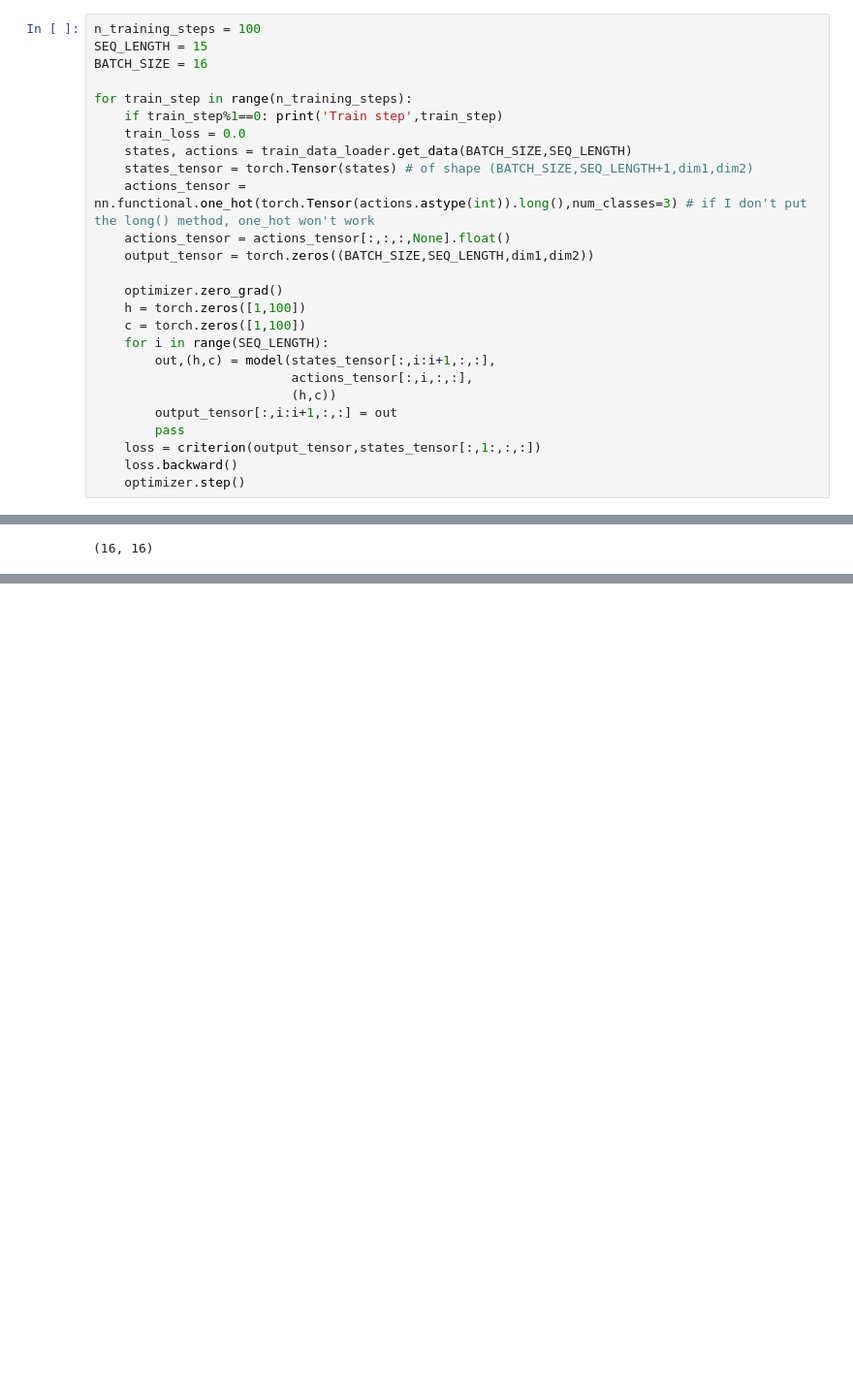
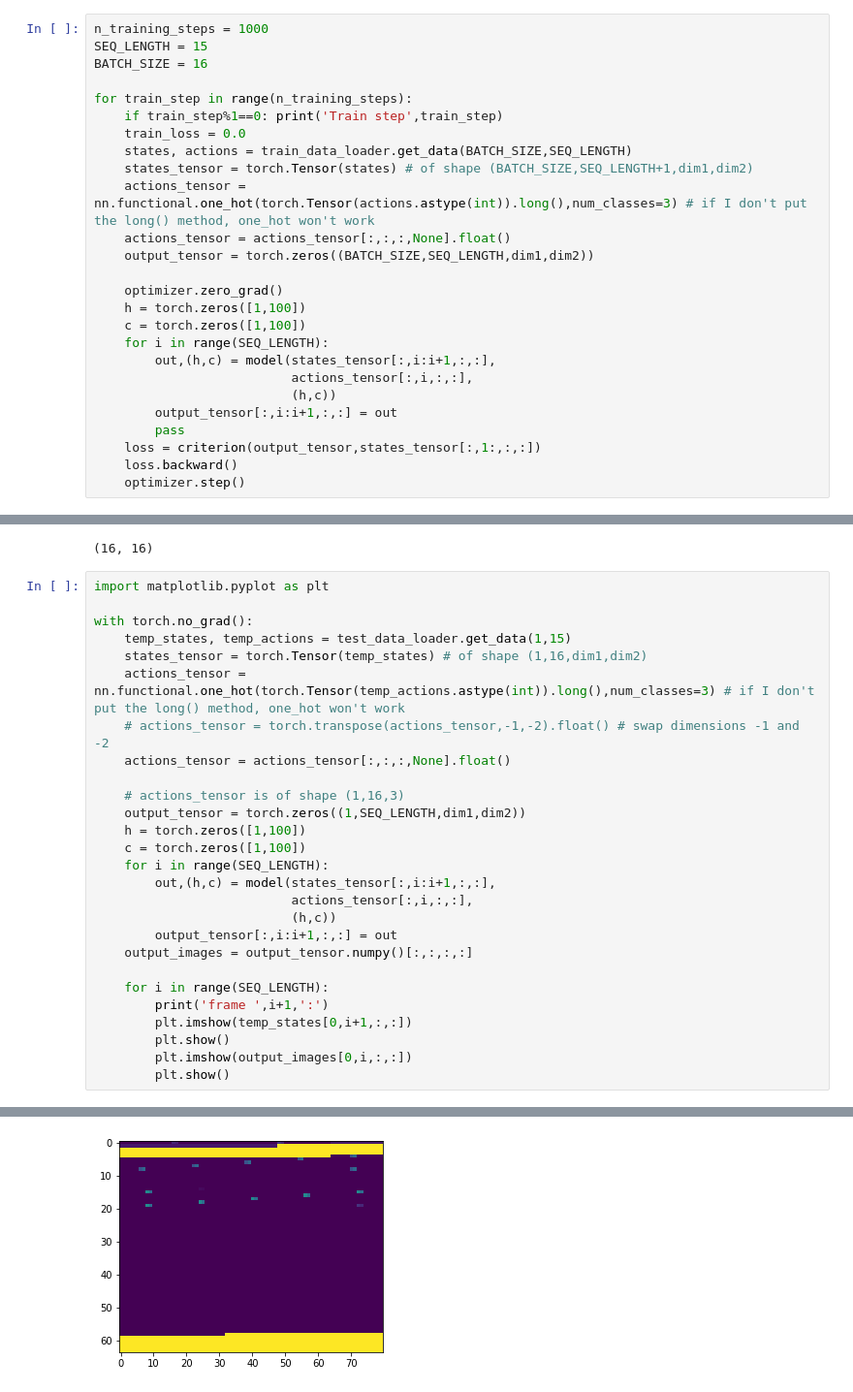
Before and after one commit to r-safavi/SS_DL_project, a Jupyter notebook: main.ipynb, the cells around one changed output, grey strips where cells are left out. Shown at 97% size. Saved outputs shown, nothing was run; the diff lists cells and outputs as text; blank space fills up the shorter version.

```diff
--- a/main.ipynb
+++ b/main.ipynb
@@ -58,7 +58,7 @@ torch.Size([1, 100])
 torch.Size([1, 1, 64, 80])
 torch.Size([1, 1, 64, 80])
 # %%
-n_training_steps = 100
+n_training_steps = 1000
 SEQ_LENGTH = 15
 BATCH_SIZE = 16
 
@@ -105,3 +106,31 @@ Train step 55
 actions.shape
 # %% [output]
 (16, 16)
+# %%
+import matplotlib.pyplot as plt
+
+with torch.no_grad():
+    temp_states, temp_actions = test_data_loader.get_data(1,15)
+    states_tensor = torch.Tensor(temp_states) # of shape (1,16,dim1,dim2)
+    actions_tensor = nn.functional.one_hot(torch.Tensor(temp_actions.astype(int)).long(),num_classes=3) # if I don't put the long() method, one_hot won't work
+    # actions_tensor = torch.transpose(actions_tensor,-1,-2).float() # swap dimensions -1 and -2
+    actions_tensor = actions_tensor[:,:,:,None].float()
+
+    # actions_tensor is of shape (1,16,3)
+    output_tensor = torch.zeros((1,SEQ_LENGTH,dim1,dim2))
+    h = torch.zeros([1,100])
+    c = torch.zeros([1,100])
+    for i in range(SEQ_LENGTH):
+        out,(h,c) = model(states_tensor[:,i:i+1,:,:],
+                          actions_tensor[:,i,:,:],
+                          (h,c))
+        output_tensor[:,i:i+1,:,:] = out
+    output_images = output_tensor.numpy()[:,:,:,:]
+
+    for i in range(SEQ_LENGTH):
+        print('frame ',i+1,':')
+        plt.imshow(temp_states[0,i+1,:,:])
+        plt.show()
+        plt.imshow(output_images[0,i,:,:])
+        plt.show()
+# %% [output]
@@ -107,0 +138 @@ actions.shape
+[figure, added]
```
Also changed, not shown: parts of 2 cells of this notebook, 7 other files.
